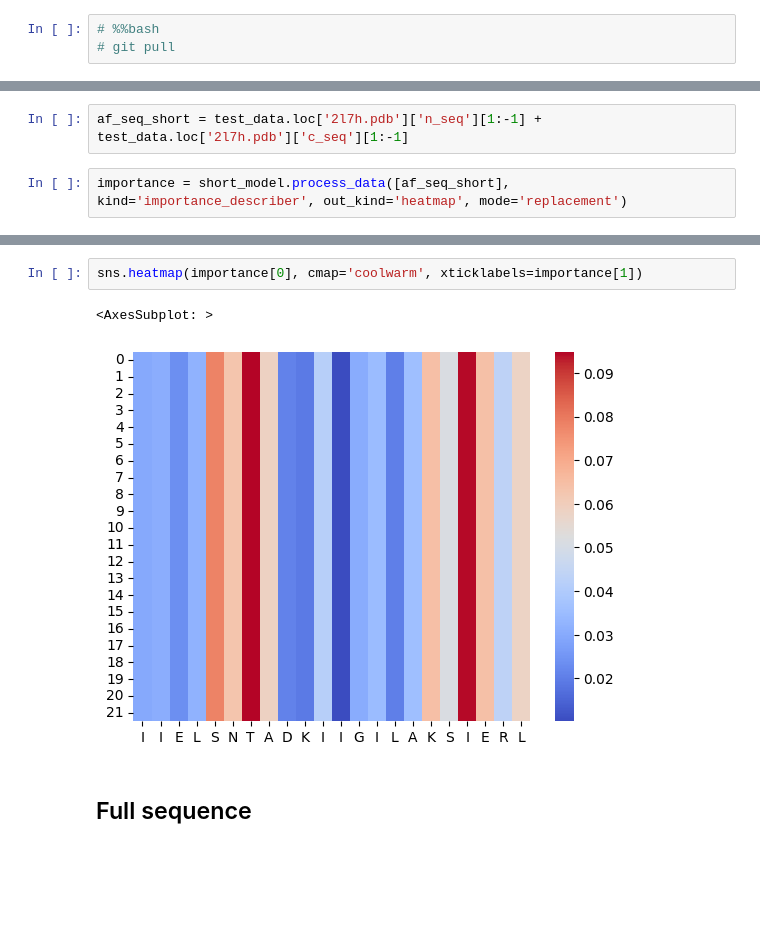
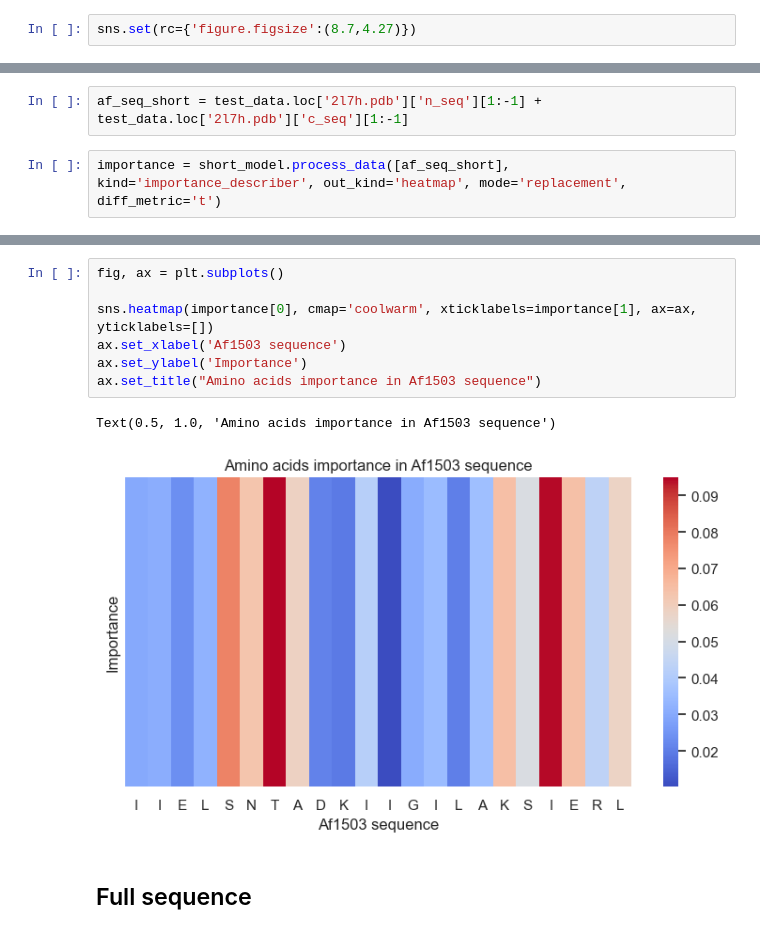
Before and after one commit to labstructbioinf/HAMPpred, a Jupyter notebook: notebooks/features_importance.ipynb, the cells around one changed output, grey strips where cells are left out. Saved outputs shown, nothing was run; the diff lists cells and outputs as text; blank space fills up the shorter version.

```diff
--- a/notebooks/features_importance.ipynb
+++ b/notebooks/features_importance.ipynb
@@ -24,6 +21,5 @@ To enable them in other operations, rebuild TensorFlow with the appropriate comp
 # %%
-# %%bash
-# git pull
+sns.set(rc={'figure.figsize':(8.7,4.27)})
 # %%
 data = pd.read_pickle('../data/input/full_alpha_data.p')
 val_ids = set(data[data['class'] == 'val'].index)
@@ -58,5 +54,5 @@ full_model = Predictor('hamp_crick_single_sequence')
 # %%
 af_seq_short = test_data.loc['2l7h.pdb']['n_seq'][1:-1] + test_data.loc['2l7h.pdb']['c_seq'][1:-1]
 # %%
-importance = short_model.process_data([af_seq_short], kind='importance_describer', out_kind='heatmap', mode='replacement')
+importance = short_model.process_data([af_seq_short], kind='importance_describer', out_kind='heatmap', mode='replacement', diff_metric='t')
 # %% [output]
@@ -67,8 +62,13 @@ WARNING:tensorflow:6 out of the last 6 calls to <function Model.make_predict_fun
 # %%
-sns.heatmap(importance[0], cmap='coolwarm', xticklabels=importance[1])
+fig, ax = plt.subplots()
+
+sns.heatmap(importance[0], cmap='coolwarm', xticklabels=importance[1], ax=ax, yticklabels=[])
+ax.set_xlabel('Af1503 sequence')
+ax.set_ylabel('Importance')
+ax.set_title("Amino acids importance in Af1503 sequence")
 # %% [output]
-<AxesSubplot: >
+Text(0.5, 1.0, 'Amino acids importance in Af1503 sequence')
-[figure, old version]
+[figure, new version]
 # %% [markdown]
 ## Full sequence
 # %%
```
Also changed, not shown: parts of 7 cells of this notebook, 8 other files.
